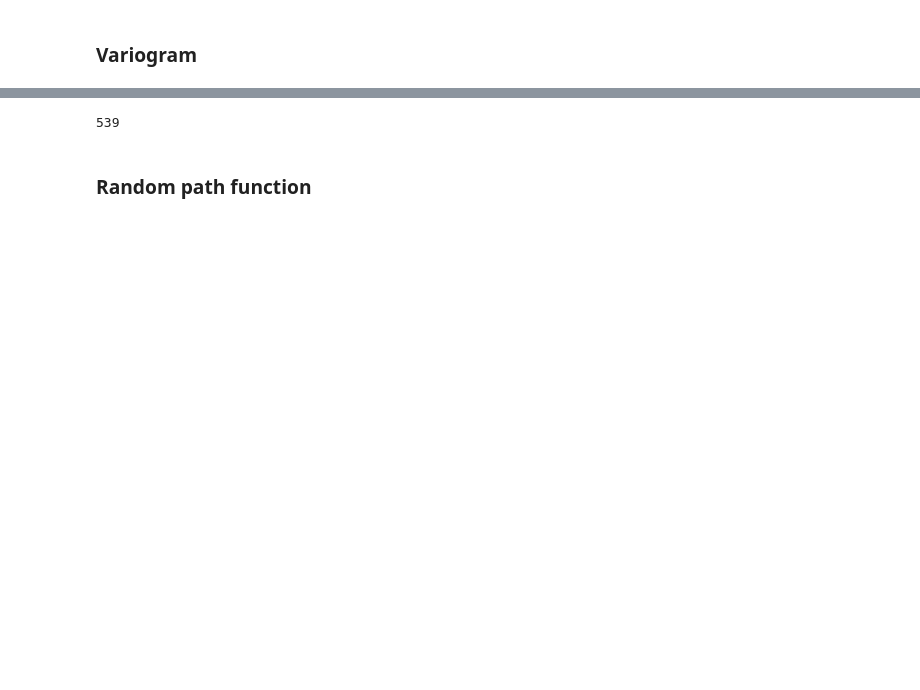
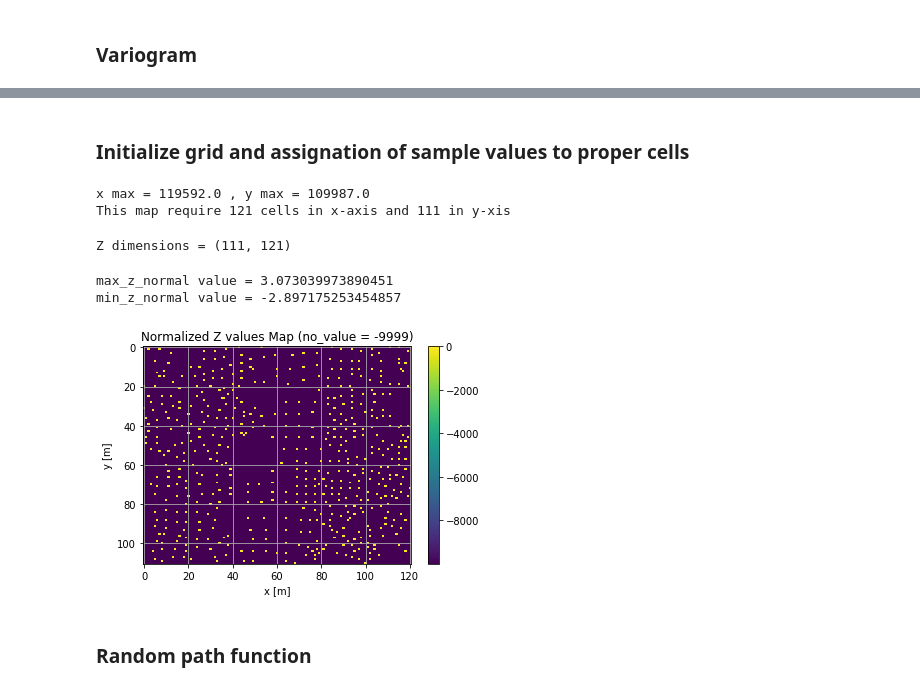
Before and after one commit to sazuluagaz/Geostatistics_Project, a Jupyter notebook: SGS_code_Jimmy_external_data.ipynb, the cells around one changed output, grey strips where cells are left out. Drawn from its saved outputs; the diff is of its cells as text; code cells hidden in the pictures; blank space fills up the shorter version.

Commit message:
Grid and sample location assigned properly

```diff
--- a/SGS_code_Jimmy_external_data.ipynb
+++ b/SGS_code_Jimmy_external_data.ipynb
@@ -290,7 +227,52 @@ IndexError: index 120 is out of bounds for axis 0 with size 110
-# %%
-print(x.shape[0])
-# %% [output]
-539
+# %% [markdown]
+### Initialize grid and assignation of sample values to proper cells
+# %%
+nx = 2 + int(max(x)/delta_x)       #number of required cells in x-axis
+ny = 2 + int(max(y)/delta_y)       #number of required cells in y-axis
+print("x max =", max(x), ", y max =", max(y))
+print("This map require", nx, "cells in x-axis and", ny,"in y-xis")
+# %% [output]
+x max = 119592.0 , y max = 109987.0
+This map require 121 cells in x-axis and 111 in y-xis
+# %%
+#Initialize grid
+X,Y = np.mgrid[0:int(delta_y+max(y)):delta_y, 0:int(delta_x+max(x)):delta_x] #is assigned y-related to row and x-related to columns
+
+#Initialize the entire matrix with -9999
+Z = np.zeros([X.shape[0],X.shape[1]])-9999  #it can be with X.shape or Y.shape coz both have same dimensions.
+print('Z dimensions =',Z.shape)
+
+##plot
+# plt.imshow(Z, aspect='auto')
+# plt.colorbar()
+# plt.grid(True)
+# %% [output]
+Z dimensions = (111, 121)
+# %%
+#Assig value of normalized samples (z) to corresponding cells in initialized matrix (Z)
+
+i=0
+while i< x.shape[0]:
+    x_i = int(np.round(x[i]/delta_x,0))  #return x_i = colum
+    y_i = int(np.round(y[i]/delta_y,0))
+    Z[y_i][x_i] = z[i]
+    i = i+1
+
+print('max_z_normal value =', max(z))
+print('min_z_normal value =', min(z))
+
+plt.imshow(Z)
+plt.grid(True)
+plt.imshow(Z, aspect='auto')
+plt.colorbar()
+plt.title('Normalized Z values Map (no_value = -9999)')
+plt.xlabel('x [m]')
+plt.ylabel('y [m]')
+plt.savefig('sample_grid_map.png', dpi=300) #save a nice .png of this map.
+# %% [output]
+max_z_normal value = 3.073039973890451
+min_z_normal value = -2.897175253454857
+[figure, added]
 # %% [markdown]
 ### Random path function
 # %%
```
Also changed, not shown: parts of 9 cells of this notebook, 1 other file.
